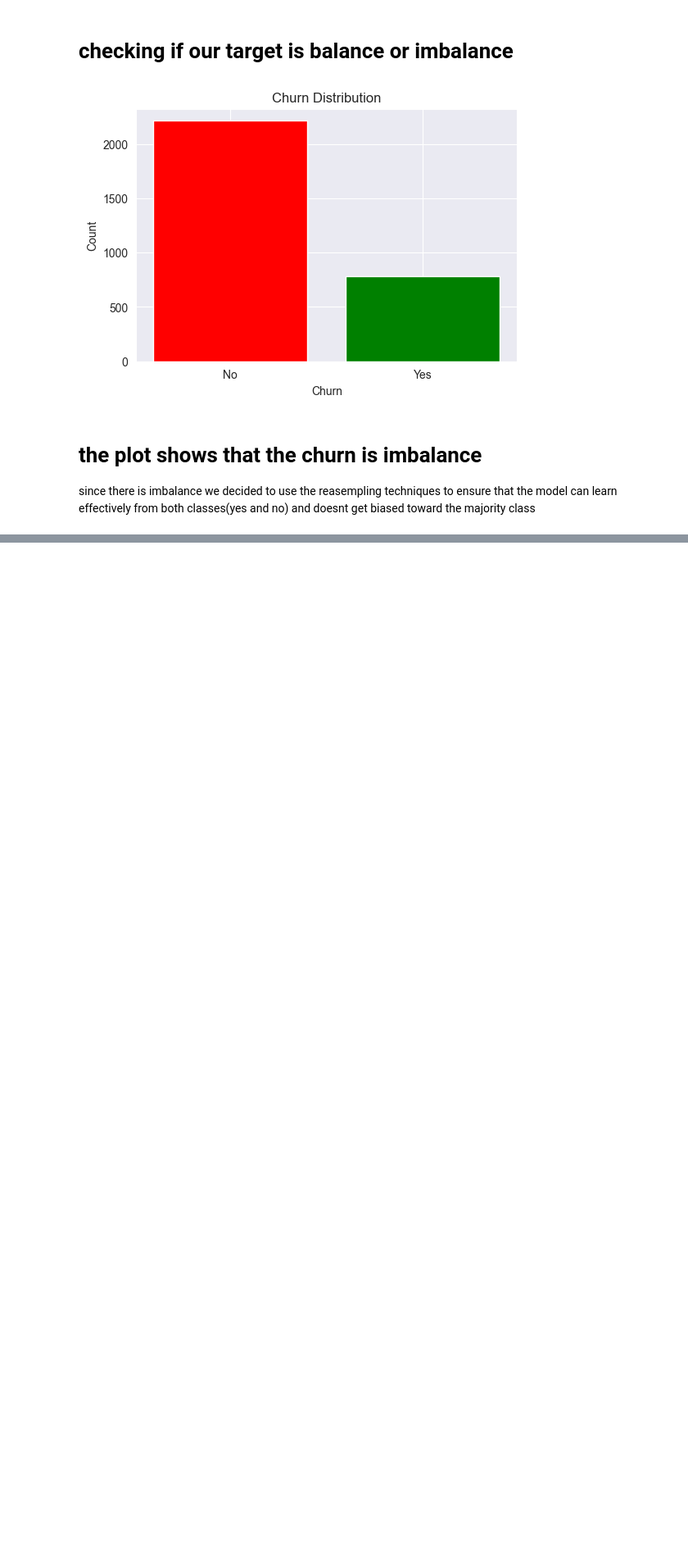
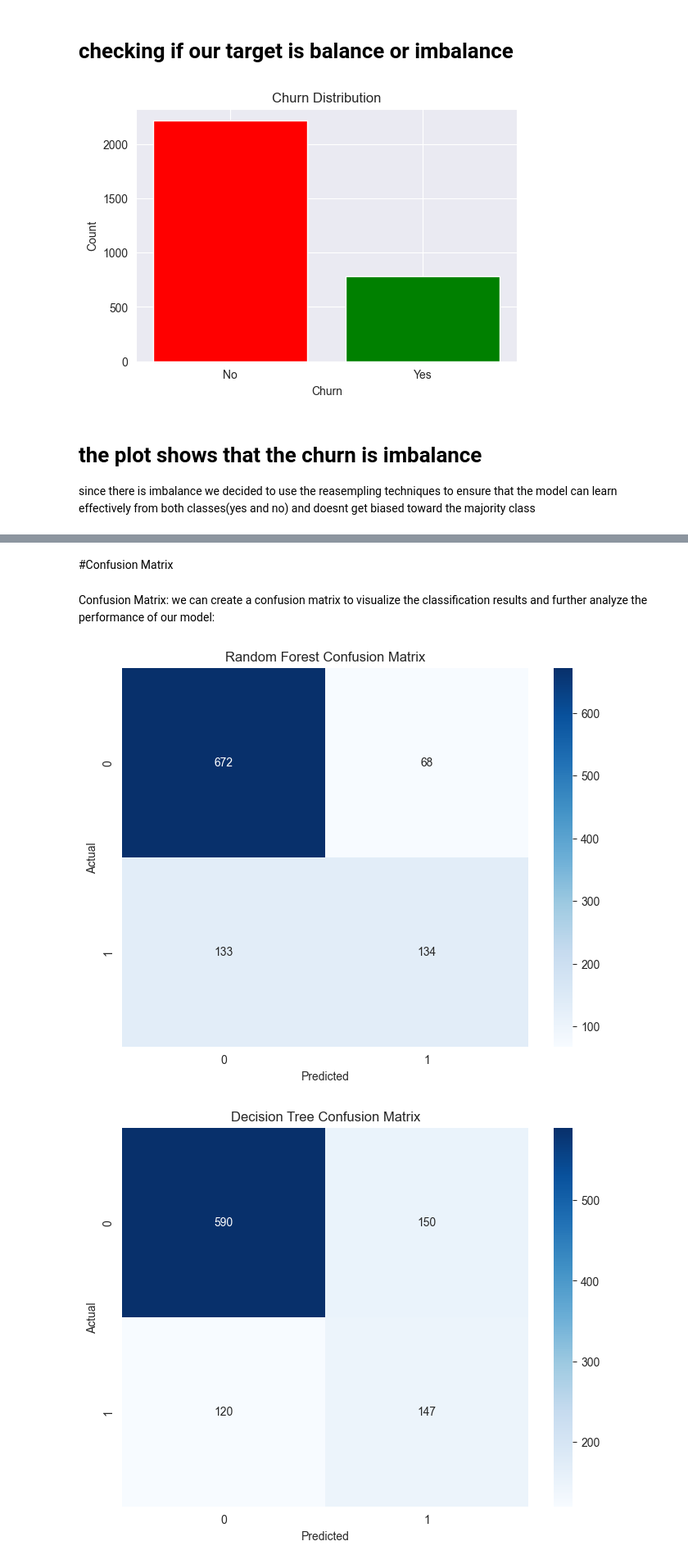
Before and after one commit to mancatha/LP2, a Jupyter notebook: LP2.ipynb, the cells around one changed output, grey strips where cells are left out. Shown at 82% size. Cells and saved outputs as stored; diff of their text form; code cells hidden in the pictures; blank space fills up the shorter version.

Commit message:
image

```diff
--- a/LP2.ipynb
+++ b/LP2.ipynb
@@ -1699,0 +1812,3 @@ NameError: name 'X_train_preprocessed' is not defined
+# %%
+#encoding gender
+X_test.gender.replace({'Male':1,'Female':0},inplace = True)
@@ -1699,0 +1835,15 @@ NameError: name 'X_train_preprocessed' is not defined
+# %%
+# Initialize the models
+rf_model = RandomForestClassifier(random_state=42)
+dt_model = DecisionTreeClassifier(random_state=42)
+ada_model = AdaBoostClassifier(random_state=42)
+lr_model = LogisticRegression(random_state=42)
+gb_model = GradientBoostingClassifier(random_state=42)
+# %%
+
+# Train the models
+rf_model.fit(X_train, y_train)
+dt_model.fit(X_train, y_train)
+ada_model.fit(X_train, y_train)
+lr_model.fit(X_train, y_train)
+gb_model.fit(X_train, y_train)
@@ -1699,0 +2048,41 @@ NameError: name 'X_train_preprocessed' is not defined
+# %% [markdown]
+#Confusion Matrix
+# %% [markdown]
+Confusion Matrix:
+we can create a confusion matrix to visualize the classification results and further analyze the performance of our model:
+# %%
+
+# Assuming rf_pred, dt_pred, and ada_pred are your predicted values for Random Forest, Decision Tree, and AdaBoost
+rf_conf_matrix = confusion_matrix(y_test, rf_pred)
+dt_conf_matrix = confusion_matrix(y_test, dt_pred)
+ada_conf_matrix = confusion_matrix(y_test, ada_pred)
+# Assuming lr_pred and gb_pred are your predicted values for Logistic Regression and Gradient Boosting
+lr_conf_matrix = confusion_matrix(y_test, lr_pred)
+gb_conf_matrix = confusion_matrix(y_test, gb_pred)
+
+# Define a function to plot confusion matrix
+def plot_confusion_matrix(conf_matrix, title):
+    plt.figure(figsize=(8, 6))
+    sns.heatmap(conf_matrix, annot=True, cmap="Blues", fmt="d")
+    plt.title(title)
+    plt.xlabel("Predicted")
+    plt.ylabel("Actual")
+    plt.show()
+
+# Plot confusion matrix for Random Forest
+plot_confusion_matrix(rf_conf_matrix, "Random Forest Confusion Matrix")
+
+# Plot confusion matrix for Decision Tree
+plot_confusion_matrix(dt_conf_matrix, "Decision Tree Confusion Matrix")
+
+# Plot confusion matrix for AdaBoost
+plot_confusion_matrix(ada_conf_matrix, "AdaBoost Confusion Matrix")
+
+# Plot confusion matrix for Logistic Regression
+plot_confusion_matrix(lr_conf_matrix, "Logistic Regression Confusion Matrix")
+
+# Plot confusion matrix for Gradient Boosting
+plot_confusion_matrix(gb_conf_matrix, "Gradient Boosting Confusion Matrix")
+# %% [output]
+[figure, added]
+[figure, added]
```
Also changed, not shown: parts of 39 cells of this notebook, 15 other files.
